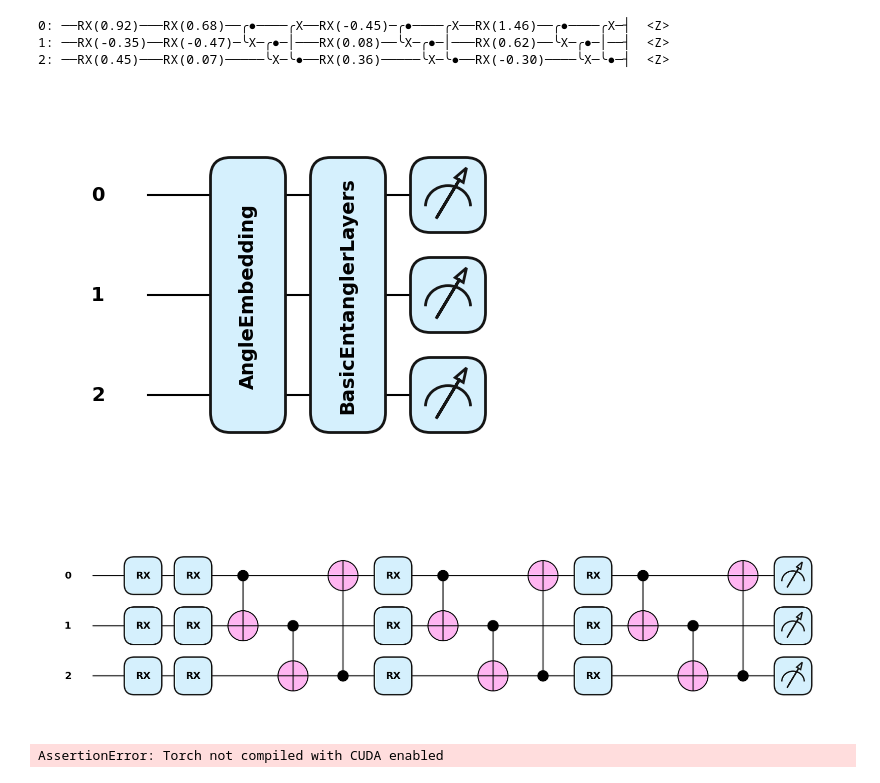
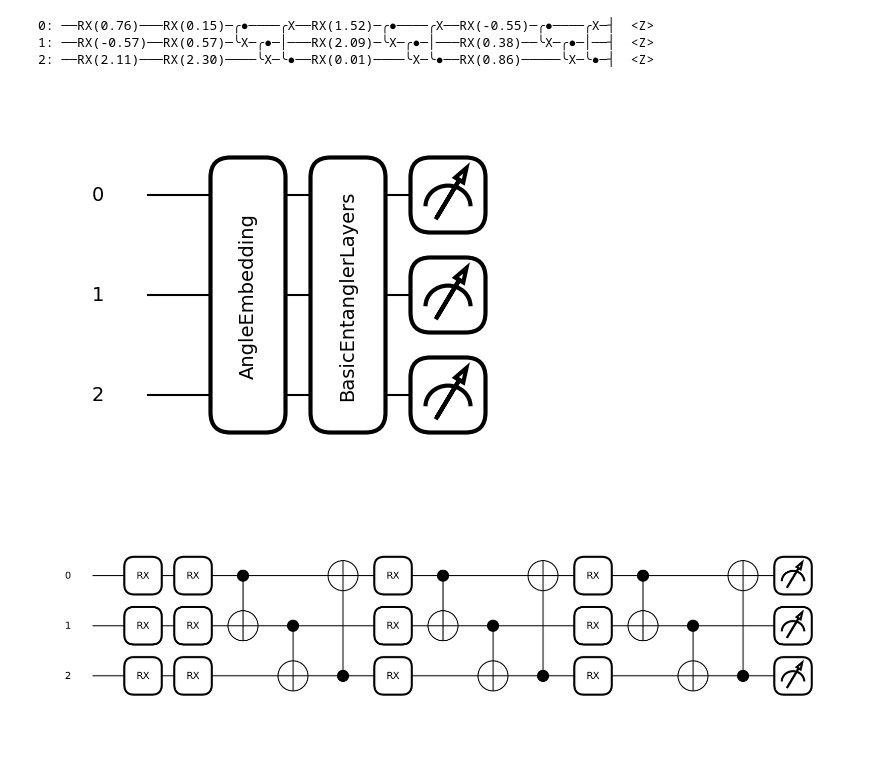
Before and after one commit to NicholasChoong/QuantumTransformer, a Jupyter notebook: test.ipynb, the cells around one changed output. Cells and saved outputs as stored; diff of their text form; code cells hidden in the pictures.

```diff
--- a/test.ipynb
+++ b/test.ipynb
@@ -25,22 +25,20 @@ tensor([[ 0.6794, -0.4662,  0.0744],
 # %%
-qml.drawer.use_style("pennylane")
+# qml.drawer.use_style("pennylane")
 print(qml.draw(circuit, expansion_strategy="device")(inputs, weights))
 fig1, ax = qml.draw_mpl(circuit)(inputs, weights)
 fig2, ax = qml.draw_mpl(circuit, expansion_strategy="device")(inputs, weights)
 # %% [output]
-0: ──RX(0.92)───RX(0.68)──╭●────╭X──RX(-0.45)─╭●────╭X──RX(1.46)──╭●────╭X─┤  <Z>
-1: ──RX(-0.35)──RX(-0.47)─╰X─╭●─│───RX(0.08)──╰X─╭●─│───RX(0.62)──╰X─╭●─│──┤  <Z>
-2: ──RX(0.45)───RX(0.07)─────╰X─╰●──RX(0.36)─────╰X─╰●──RX(-0.30)────╰X─╰●─┤  <Z>
+0: ──RX(0.76)───RX(0.15)─╭●────╭X──RX(1.52)─╭●────╭X──RX(-0.55)─╭●────╭X─┤  <Z>
+1: ──RX(-0.57)──RX(0.57)─╰X─╭●─│───RX(2.09)─╰X─╭●─│───RX(0.38)──╰X─╭●─│──┤  <Z>
+2: ──RX(2.11)───RX(2.30)────╰X─╰●──RX(0.01)────╰X─╰●──RX(0.86)─────╰X─╰●─┤  <Z>
-[figure, old version]
+[figure, new version]
-[figure, old version]
+[figure, new version]
 # %%
-import torch.nn.functional as F
+# import torch.nn.functional as F
 
-# Optionally use the context manager to ensure one of the fused kernels is run
-query = torch.rand(32, 8, 128, 64, dtype=torch.float16, device="cuda")
-key = torch.rand(32, 8, 128, 64, dtype=torch.float16, device="cuda")
-value = torch.rand(32, 8, 128, 64, dtype=torch.float16, device="cuda")
-with torch.backends.cuda.sdp_kernel(enable_math=False):
-    F.scaled_dot_product_attention(query, key, value)
+# # Optionally use the context manager to ensure one of the fused kernels is run
+# query = torch.rand(32, 8, 128, 64, dtype=torch.float16, device="cuda")
+# key = torch.rand(32, 8, 128, 64, dtype=torch.float16, device="cuda")
+# value = torch.rand(32, 8, 128, 64, dtype=torch.float16, device="cuda")
+# with torch.backends.cuda.sdp_kernel(enable_math=False):
+#     F.scaled_dot_product_attention(query, key, value)
-# %% [output]
-AssertionError: Torch not compiled with CUDA enabled
```
Also changed, not shown: parts of 1 cell of this notebook.
